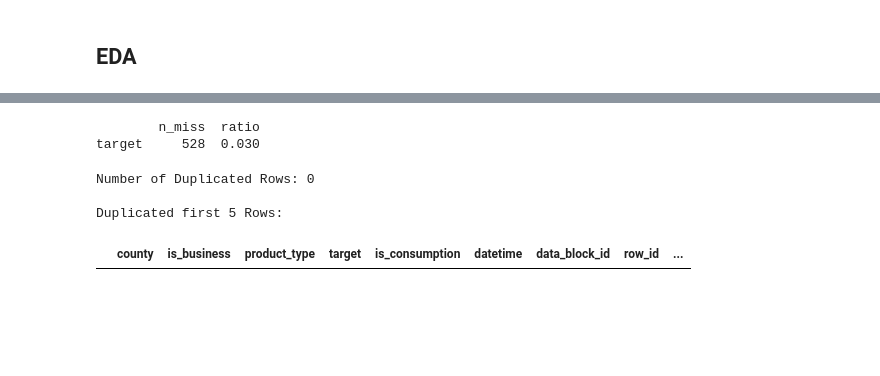
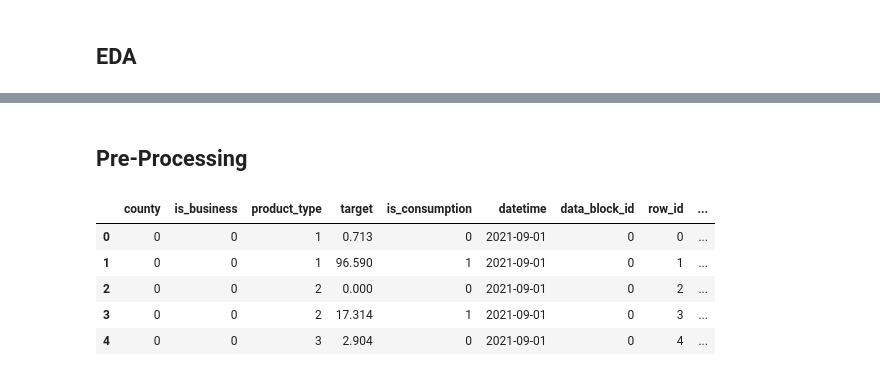
Before and after one commit to GiacomoPracucci/prosumer-energy-prediction, a Jupyter notebook: src/main.ipynb, the cells around one changed output, grey strips where cells are left out. Drawn from its saved outputs; the diff is of its cells as text; code cells hidden in the pictures; blank space fills up the shorter version.

```diff
--- a/src/main.ipynb
+++ b/src/main.ipynb
@@ -28,10 +28,13 @@ import missingno as msno
 from termcolor import colored
 import warnings
 warnings.filterwarnings("ignore")
-pd.set_option('display.max_columns', None)
-pd.set_option('display.width', 300)
-pd.set_option('display.max_rows', None)
-pd.set_option('display.float_format', lambda x: '%.3f' % x)
+
+# ML libs and utils
+from sklearn.model_selection import train_test_split
+from sklearn.metrics import mean_absolute_error, mean_absolute_percentage_error
+import time
+import xgboost as xgb
+import optuna
 # %%
 train = pd.read_csv('C:/Users/giaco/Desktop/repos/prosumer-energy-prediction/data/train.csv')
 test = pd.read_csv('C:/Users/giaco/Desktop/repos/prosumer-energy-prediction/data/example_test_files/test.csv')
@@ -316,12 +319,29 @@ corr_map(features, width=20, height=10, annot_kws=16)
-# %%
-missing_values_table(train)
-# %% [output]
-        n_miss  ratio
-target     528  0.030
-# %%
-duplicated_rows(train)
-# %% [output]
-Number of Duplicated Rows: 0
-
-Duplicated first 5 Rows:
-|  | county | is_business | product_type | target | is_consumption | datetime | data_block_id | row_id | ... |
+# %% [markdown]
+## Pre-Processing
+# %%
+def extend_datetime_features(df, col_dt="datetime", datetime_offset=None):
+    df[col_dt] = pd.to_datetime(df[col_dt])
+    if not datetime_offset:
+        datetime_offset = df[col_dt].min()
+    df["date"] = df[col_dt].dt.date
+    df["date_year"] = df[col_dt].dt.year
+    df["date_month"] = df[col_dt].dt.month
+    df["date_day"] = df[col_dt].dt.day
+    df["date_dayofyear"] = df[col_dt].dt.dayofyear
+    df["date_dayofweek"] = df[col_dt].dt.dayofweek
+    df["date_weekday"] = df[col_dt].dt.weekday
+    df["time_hour"] = df[col_dt].dt.hour
+    df["time_minute"] = df[col_dt].dt.minute
+    df["date_delta"] = (df[col_dt] - datetime_offset).dt.days
+    df["time_delta"] = df[col_dt].dt.hour + (df[col_dt].dt.minute / 60.)
+    return datetime_offset
+
+datetime_offset = extend_datetime_features(train)
+display(train.head())
+# %% [output]
+|  | county | is_business | product_type | target | is_consumption | datetime | data_block_id | row_id | ... |
+| 0 | 0 | 0 | 1 | 0.713 | 0 | 2021-09-01 | 0 | 0 | ... |
+| 1 | 0 | 0 | 1 | 96.590 | 1 | 2021-09-01 | 0 | 1 | ... |
+| 2 | 0 | 0 | 2 | 0.000 | 0 | 2021-09-01 | 0 | 2 | ... |
+| 3 | 0 | 0 | 2 | 17.314 | 1 | 2021-09-01 | 0 | 3 | ... |
+| 4 | 0 | 0 | 3 | 2.904 | 0 | 2021-09-01 | 0 | 4 | ... |
```
Also changed, not shown: parts of 16 cells of this notebook.
